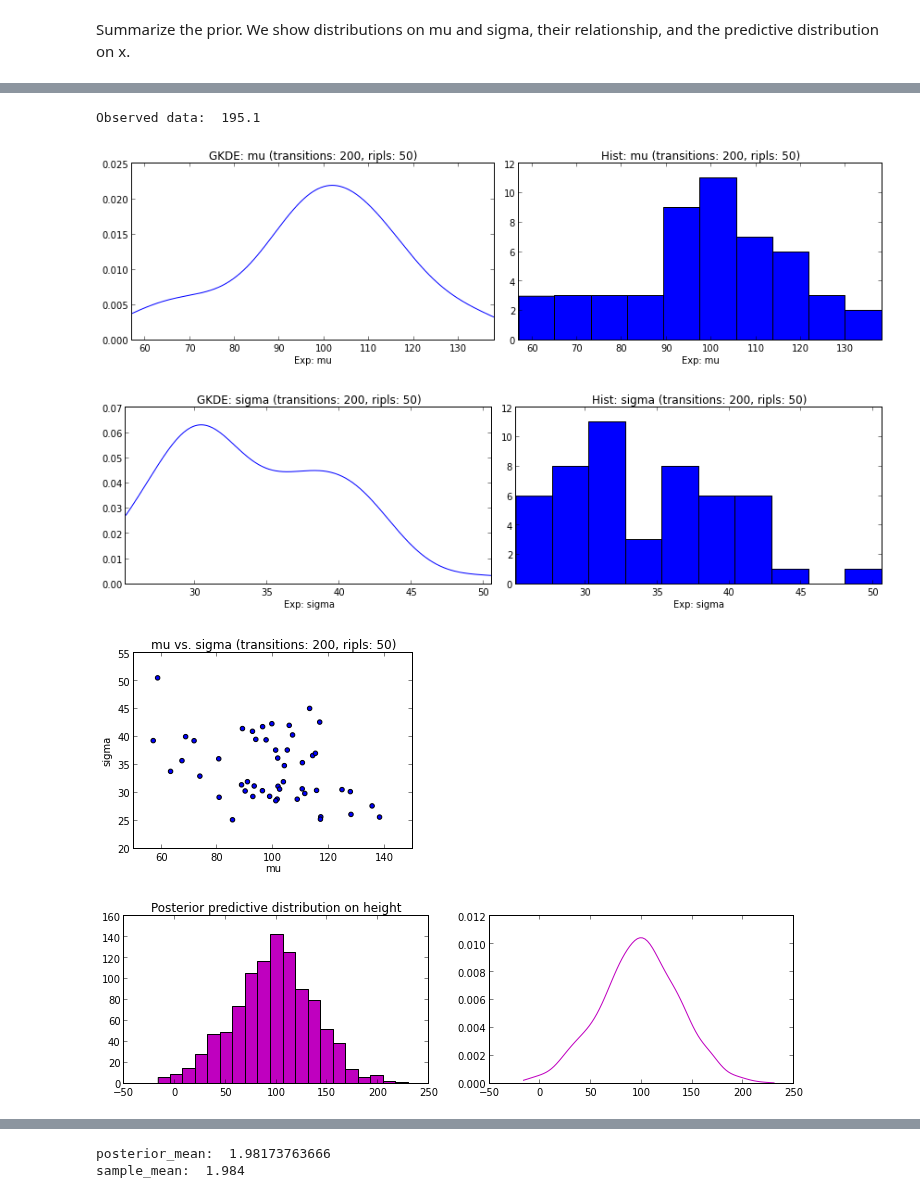
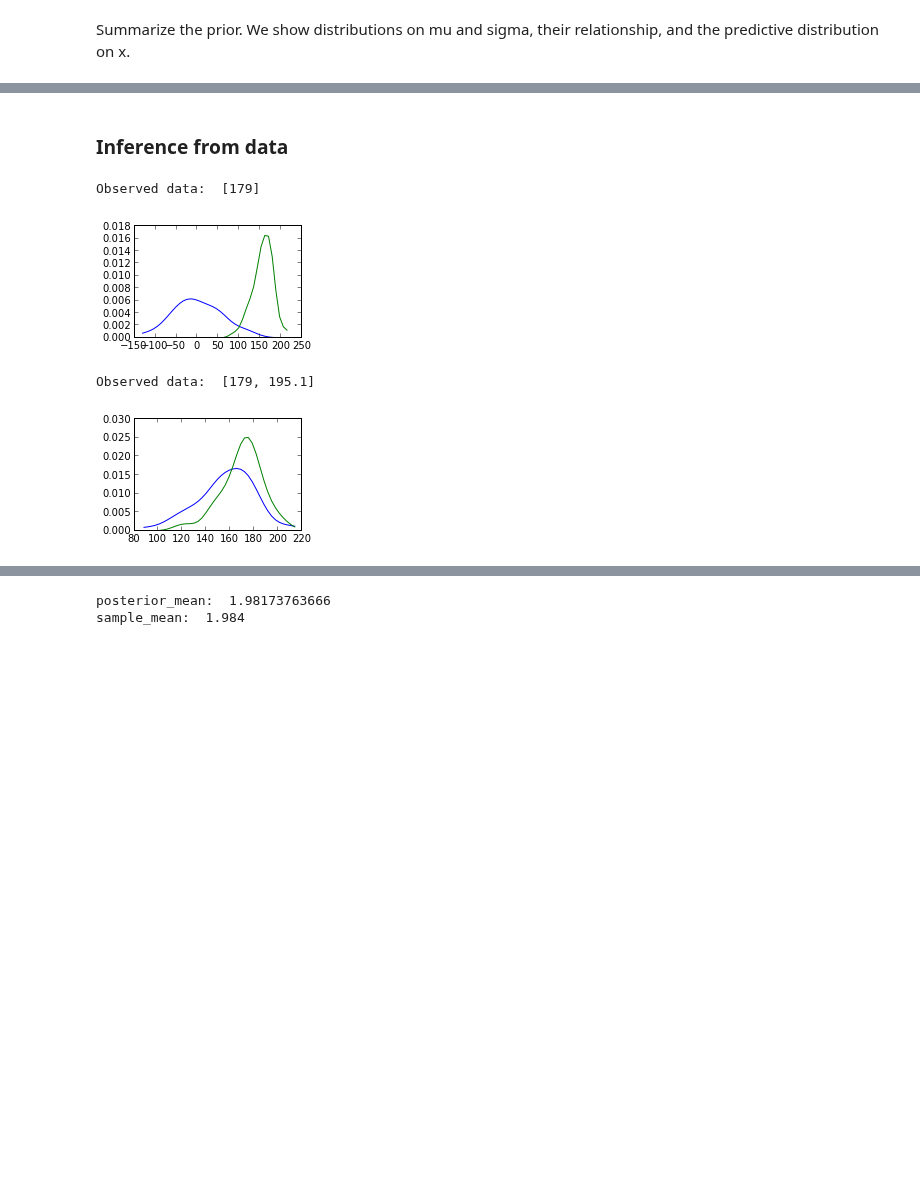
Before and after one commit to owainevans/myunit, a Jupyter notebook: gauss_reg_demo.ipynb, the cells around one changed output, grey strips where cells are left out. Cells and saved outputs as stored; diff of their text form; code cells hidden in the pictures; blank space fills up the shorter version.

```diff
--- a/gauss_reg_demo.ipynb
+++ b/gauss_reg_demo.ipynb
@@ -189,3 +62,0 @@ After observing five Heads, five Tails" P(is_tricky)=  0.1
-# %%
-# more likely and more tricky coins
-v=MRipl(50)
@@ -212,5 +79,0 @@ You observe a small sample of heights from some population. What can you infer a
-# %%
-boys18=[179,195.1,183.7,178.7,171.5,181.8,172.5,174.6,190.4,173.8,172.6,185.2,178.4,177.6,183.5,178.1,177,172.9,188.4,169.4,180.2,189,182.4,185.8,180.7,178.7
-]
-data=boys18
-plt.hist(data);
@@ -221,2 +79,0 @@ We model the population distribution as a Gaussian with unknown mean and varianc
-# %%
-v=MRipl(50)
@@ -285,12 +127,29 @@ Observed data:  179
+# %% [markdown]
+### Inference from data
+# %%
+prior=v.sample('mu')
+v.observe('(normal mu sigma)',str(data[0]) )
+print 'Observed data: ', data[:1]
+v.infer(500)
+posterior1=v.sample('mu')
+
+def plot_update(prior,posterior):
+    fig,ax = subplots(figsize=(3,2))
+    xr = np.linspace(min(prior+posterior),max(prior+posterior),40)
+    ax.plot(xr,kde.gaussian_kde(prior)(xr),c='blue',label='Prior on mu')
+    ax.plot(xr,kde.gaussian_kde(posterior)(xr),c='green',label='Posterior on mu');
+plot_update(prior,posterior1)
+# %% [output]
+Observed data:  [179]
+[figure, added]
 # %%
-v.observe('(normal mu sigma)','%f' %data[1]) # could also be done with magic
-v.infer(100)
+v.observe('(normal mu sigma)',str(data[1]) )
 print 'Observed data: ', data[:2]
-plot_gauss_infer()
+v.infer(500)
+posterior2=v.sample('mu')
+
+plot_update(posterior1,posterior2)
 # %% [output]
-Observed data:  195.1
+Observed data:  [179, 195.1]
-[figure, old version]
+[figure, new version]
-[figure, removed]
-[figure, removed]
-[figure, removed]
 # %%
```
Also changed, not shown: parts of 43 cells of this notebook, 3 other files.
